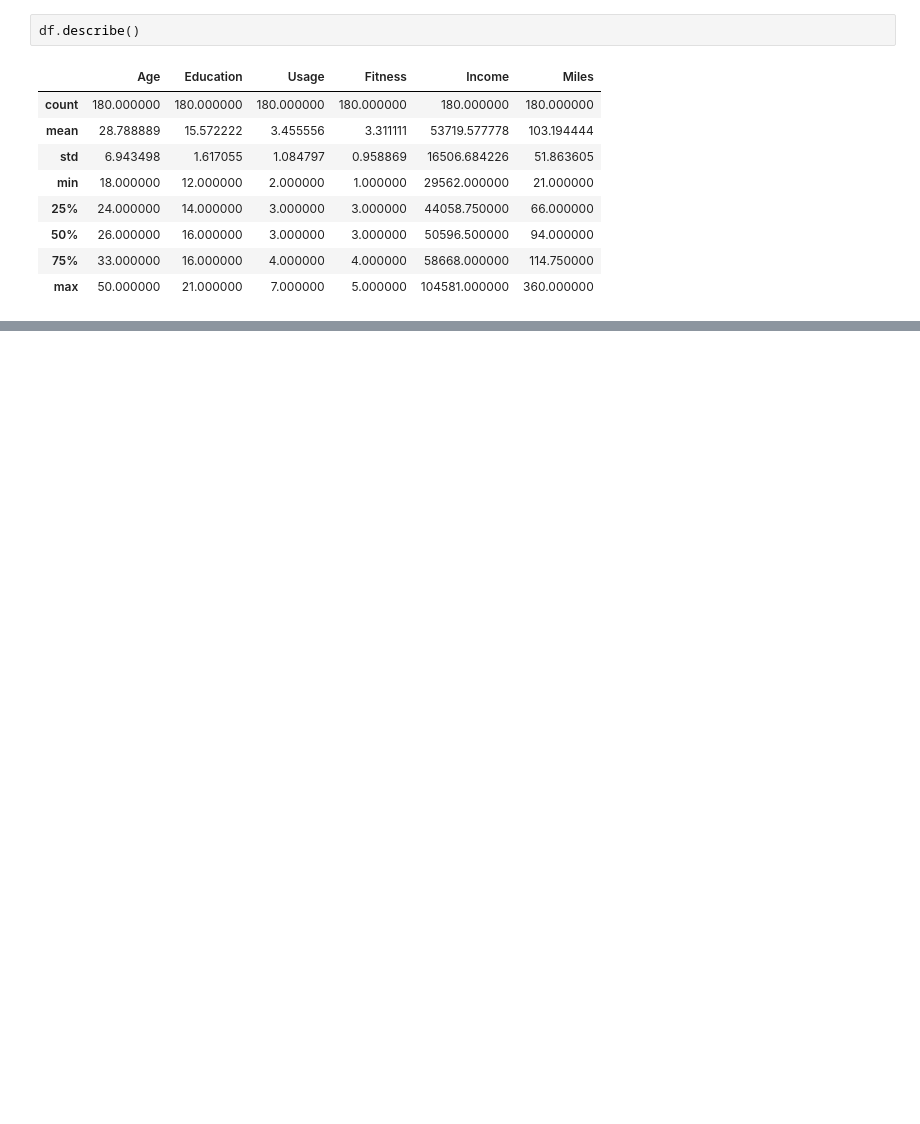
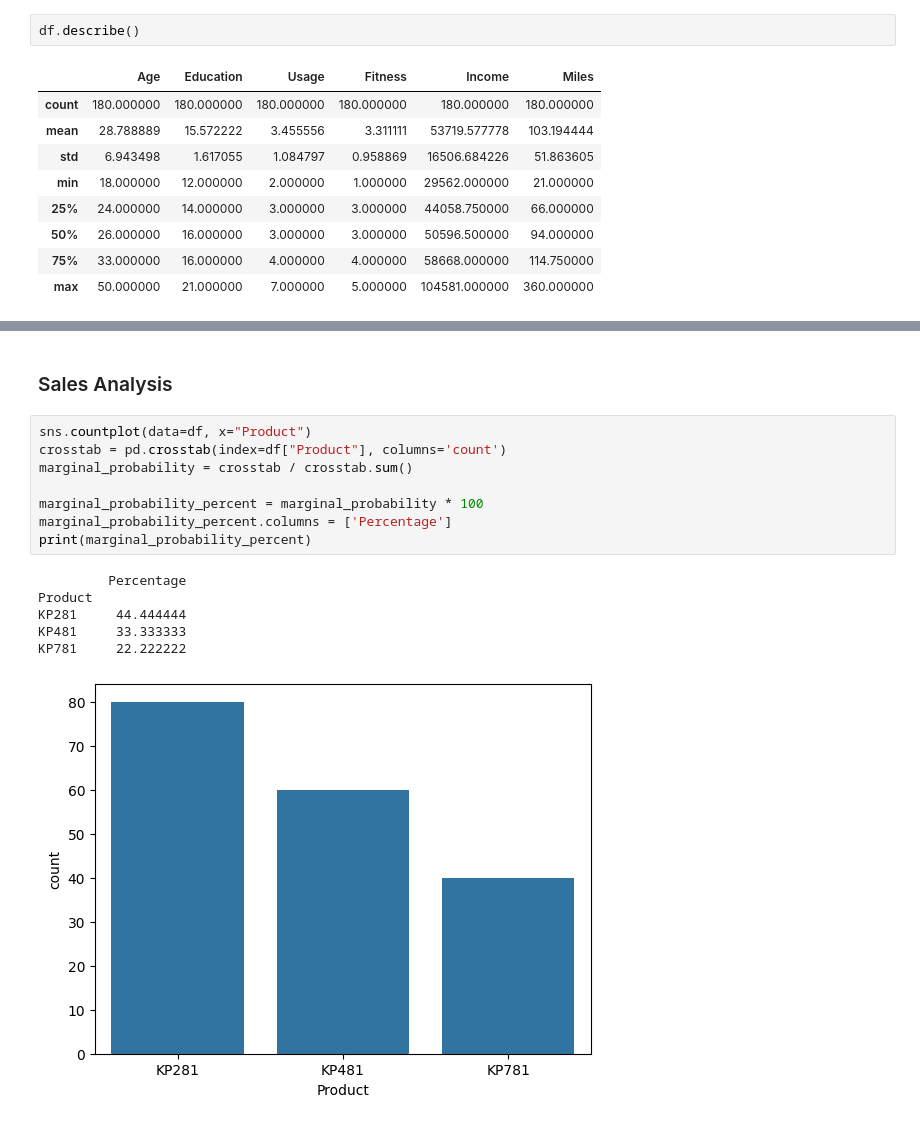
Before and after one commit to 2k4sm/aerofitAnalysis, a Jupyter notebook: aerofit_analysis.ipynb, the cells around one changed output, grey strips where cells are left out. Drawn from its saved outputs; the diff is of its cells as text; blank space fills up the shorter version.

Commit message:
adds univarate analysis.

```diff
--- a/aerofit_analysis.ipynb
+++ b/aerofit_analysis.ipynb
@@ -77,0 +99,17 @@ df.describe()
+# %% [markdown]
+### Sales Analysis
+# %%
+sns.countplot(data=df, x="Product")
+crosstab = pd.crosstab(index=df["Product"], columns='count')
+marginal_probability = crosstab / crosstab.sum()
+
+marginal_probability_percent = marginal_probability * 100
+marginal_probability_percent.columns = ['Percentage']
+print(marginal_probability_percent)
+# %% [output]
+         Percentage
+Product
+KP281     44.444444
+KP481     33.333333
+KP781     22.222222
+[figure, added]
```
Also changed, not shown: parts of 29 cells of this notebook.
